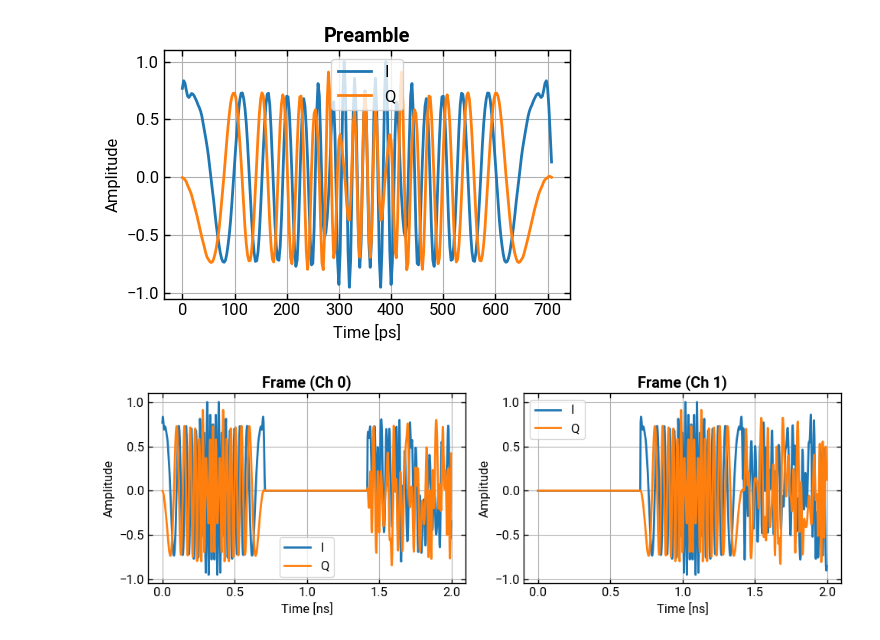
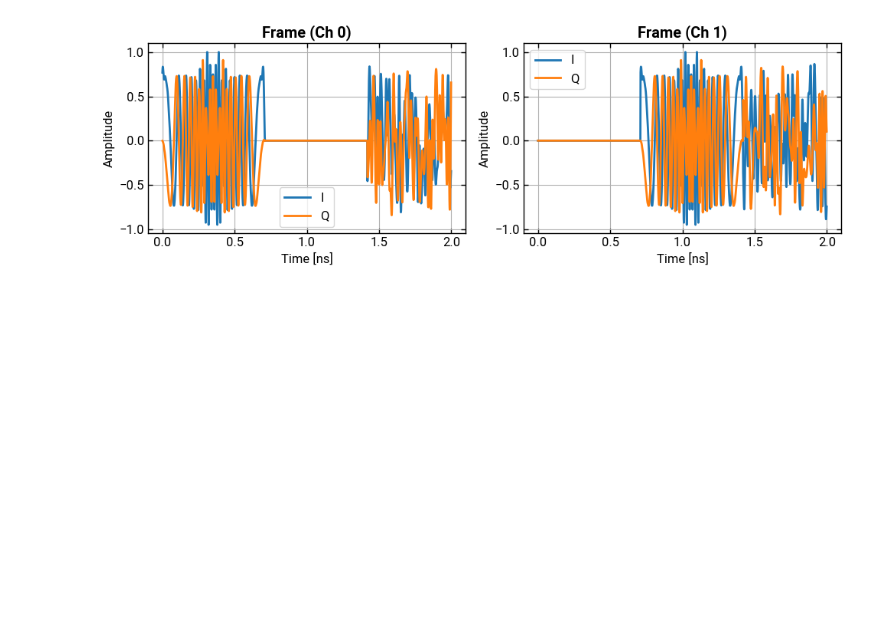
Before and after one commit to lokgar/commstools, a Jupyter notebook: examples/03-frames.ipynb, the cells around one changed output. Drawn from its saved outputs; the diff is of its cells as text; code cells hidden in the pictures; blank space fills up the shorter version.

```diff
--- a/examples/03-frames.ipynb
+++ b/examples/03-frames.ipynb
@@ -6,41 +6,37 @@ from commstools.logger import set_log_level
 set_log_level("INFO")
 
 
 symbol_rate = 100e9
-sampling_rate = 400e9
+sampling_rate = 800e9
 sps = int(sampling_rate / symbol_rate)
-pilots_mod_scheme = "pam"
-pilots_mod_order = 2
+pilots_mod_scheme = "psk"
+pilots_mod_order = 8
 payload_mod_scheme = "qam"
 payload_mod_order = 32
 
 p = Preamble(sequence_type="zc", length=71)
 
 f = SingleCarrierFrame(
     payload_len=800000,
     payload_seed=42,
     payload_mod_scheme=payload_mod_scheme,
     payload_mod_order=payload_mod_order,
     preamble=p,
     pilot_pattern="comb",
     pilot_period=10,
     pilot_block_len=1,
     pilot_seed=1337,
     pilot_mod_scheme=pilots_mod_scheme,
     pilot_mod_order=pilots_mod_order,
     pilot_gain_db=0.0,
     num_streams=2,
     preamble_mode="time_orthogonal",
 )
 
-ps = p.to_signal(sps=sps, symbol_rate=symbol_rate, pulse_shape="rrc")
-ps.plot_symbols(show=True, title="Preamble")
-
 fs = f.to_signal(sps=sps, symbol_rate=symbol_rate, pulse_shape="rrc")
 fs.plot_symbols(show=True, num_symbols=200, title="Frame")
 # %% [output]
-[figure, old version]
+[figure, new version]
-[figure, removed]
 # %%
 from commstools.backend import get_array_module
 from commstools.impairments import add_awgn
```
Also changed, not shown: parts of 10 cells of this notebook, 6 other files.
